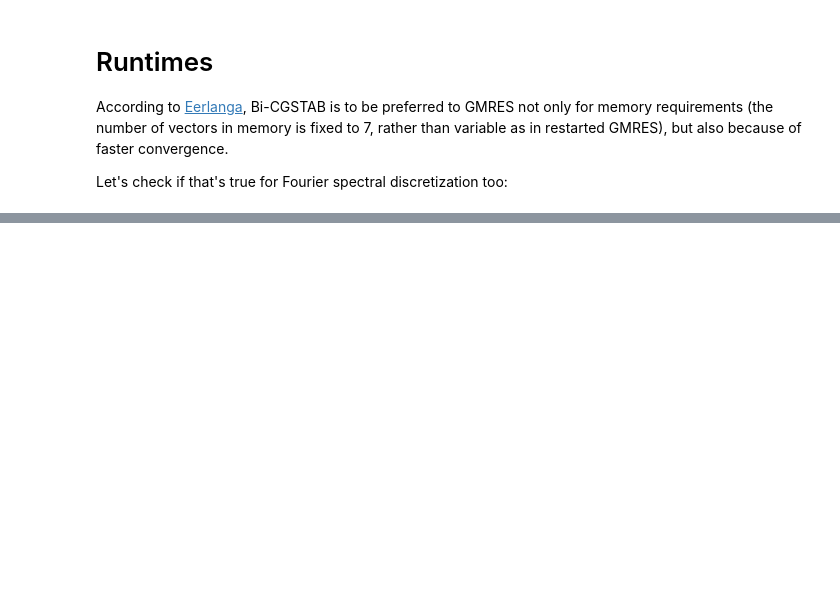
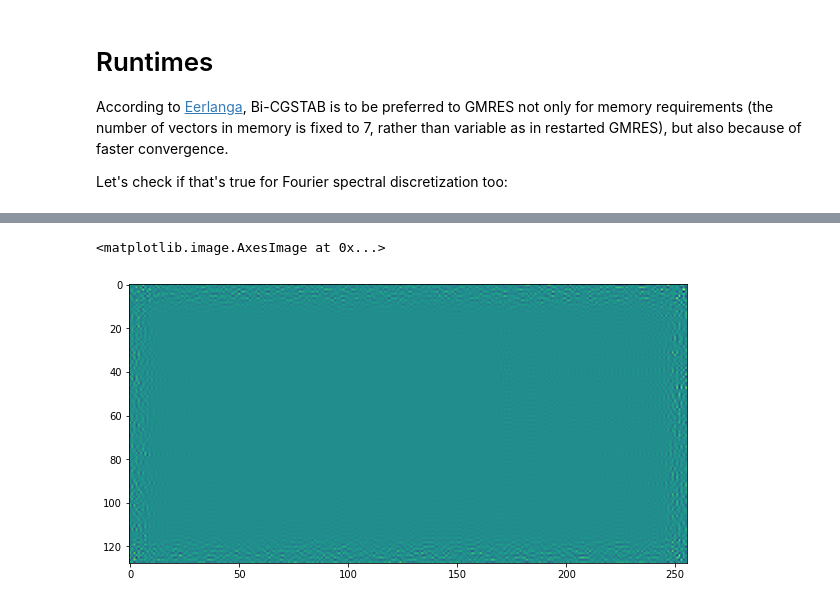
Before and after one commit to ucl-bug/jwave, a Jupyter notebook: docs/examples/monopole_helmholtz_problem.ipynb, the cells around one changed output, grey strips where cells are left out. Cells and saved outputs as stored; diff of their text form; code cells hidden in the pictures; blank space fills up the shorter version.

```diff
--- a/docs/examples/monopole_helmholtz_problem.ipynb
+++ b/docs/examples/monopole_helmholtz_problem.ipynb
@@ -241,0 +244,18 @@ Let's check if that's true for Fourier spectral discretization too:
+# %%
+params, solver = solve_helmholtz(grid, medium, src_field, omega, method="gmres", solve_problem=False)
+
+@jit
+def solver_init(sos_map):
+    new_medium = medium._replace(sound_speed=sos_map)
+    params["medium"] = medium
+    return solver(params)
+
+b_params, b_solver = solve_helmholtz(
+    grid, medium, src_field, omega, method="bicgstab", solve_problem=False
+)
+
+@jit
+def solver_init_b(sos_map):
+    new_medium = medium._replace(sound_speed=sos_map)
+    b_params["medium"] = medium
+    return b_solver(params)
@@ -255,0 +318,6 @@ Runtime with Bi-CGSTAB
+# %%
+plt.figure(figsize=(10,15))
+plt.imshow(Ha.imag)
+# %% [output]
+<matplotlib.image.AxesImage at 0x...>
+[figure, added]
```
Also changed, not shown: parts of 18 cells of this notebook, 3 other files.
